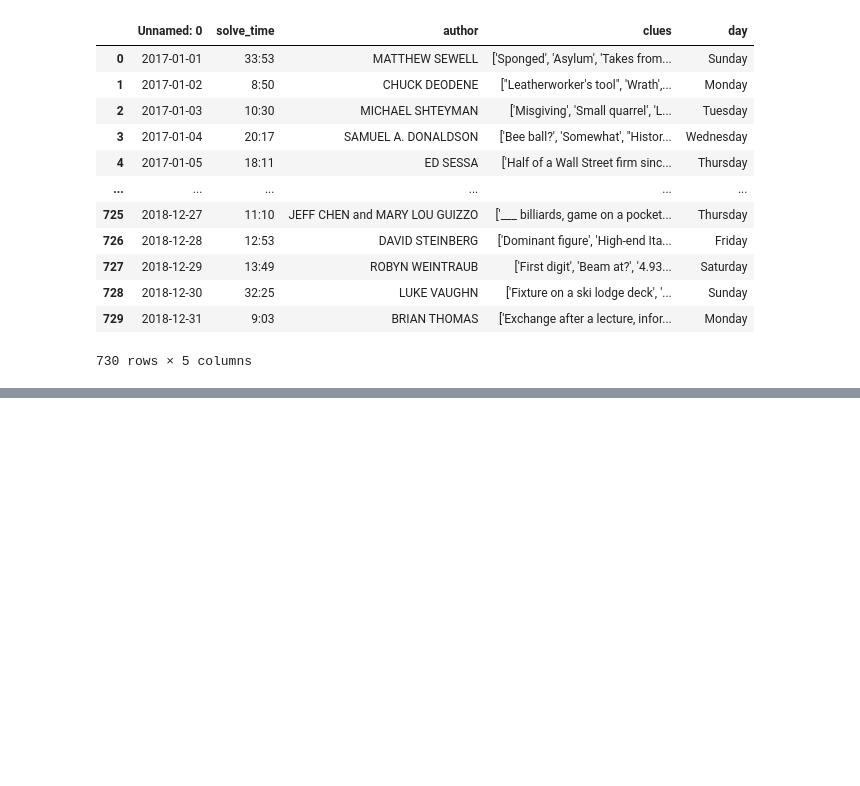
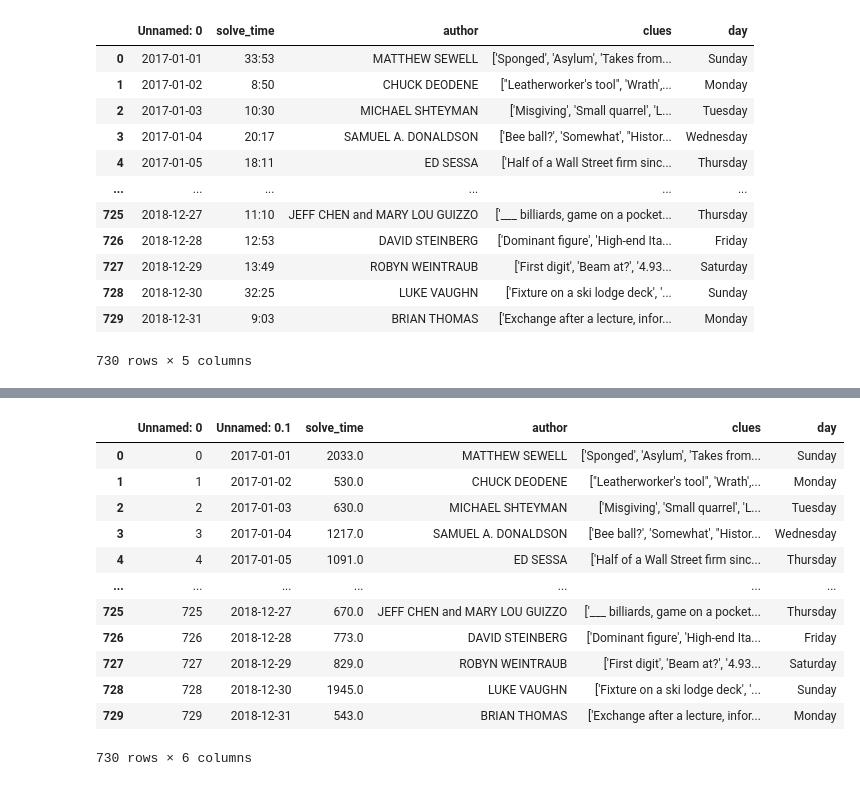
Before and after one commit to kejohnson1231/Crosswords, a Jupyter notebook: capstone_one_code.ipynb, the cells around one changed output, grey strips where cells are left out. Saved outputs shown, nothing was run; the diff lists cells and outputs as text; code cells hidden in the pictures; blank space fills up the shorter version.

```diff
--- a/capstone_one_code.ipynb
+++ b/capstone_one_code.ipynb
@@ -270,0 +529,2 @@ df1.to_csv('1718.csv')
+# %%
+solve_times = df['solve_time'].to_list()
@@ -270,0 +551,41 @@ df1.to_csv('1718.csv')
+# %%
+formatted_times = []
+
+for i in solve_times:
+    if len(i) == 4:
+        formatted_times.append('00:0' + i)
+    elif len(i) == 5:
+        formatted_times.append('00:' + i)
+    elif len(i) == 7:
+        formatted_times.append('0' + i)
+    else:
+        formatted_times.append(i)
+
+#for x in formatted_times:
+   # times_formatted.append(time.strptime(x[, format='%H:%M:%S'])
+# %%
+time_in_seconds = []
+
+for i in formatted_times:
+    date_time = datetime.datetime.strptime(i, "%H:%M:%S")
+    a_timedelta = date_time - datetime.datetime(1900, 1, 1)
+    seconds = a_timedelta.total_seconds()
+    time_in_seconds.append(seconds)
+# %%
+df['solve_time'] = time_in_seconds
+# %%
+df
+# %% [output]
+|  | Unnamed: 0 | Unnamed: 0.1 | solve_time | author | clues | day |
+| 0 | 0 | 2017-01-01 | 2033.0 | MATTHEW SEWELL | ['Sponged', 'Asylum', 'Takes from... | Sunday |
+| 1 | 1 | 2017-01-02 | 530.0 | CHUCK DEODENE | ["Leatherworker's tool", 'Wrath',... | Monday |
+| 2 | 2 | 2017-01-03 | 630.0 | MICHAEL SHTEYMAN | ['Misgiving', 'Small quarrel', 'L... | Tuesday |
+| 3 | 3 | 2017-01-04 | 1217.0 | SAMUEL A. DONALDSON | ['Bee ball?', 'Somewhat', "Histor... | Wednesday |
+| 4 | 4 | 2017-01-05 | 1091.0 | ED SESSA | ['Half of a Wall Street firm sinc... | Thursday |
+| ... | ... | ... | ... | ... | ... | ... |
+| 725 | 725 | 2018-12-27 | 670.0 | JEFF CHEN and MARY LOU GUIZZO | ['___ billiards, game on a pocket... | Thursday |
+| 726 | 726 | 2018-12-28 | 773.0 | DAVID STEINBERG | ['Dominant figure', 'High-end Ita... | Friday |
+| 727 | 727 | 2018-12-29 | 829.0 | ROBYN WEINTRAUB | ['First digit', 'Beam at?', '4.93... | Saturday |
+| 728 | 728 | 2018-12-30 | 1945.0 | LUKE VAUGHN | ['Fixture on a ski lodge deck', '... | Sunday |
+| 729 | 729 | 2018-12-31 | 543.0 | BRIAN THOMAS | ['Exchange after a lecture, infor... | Monday |
+730 rows × 6 columns
```
Also changed, not shown: parts of 36 cells of this notebook, 4 other files.
